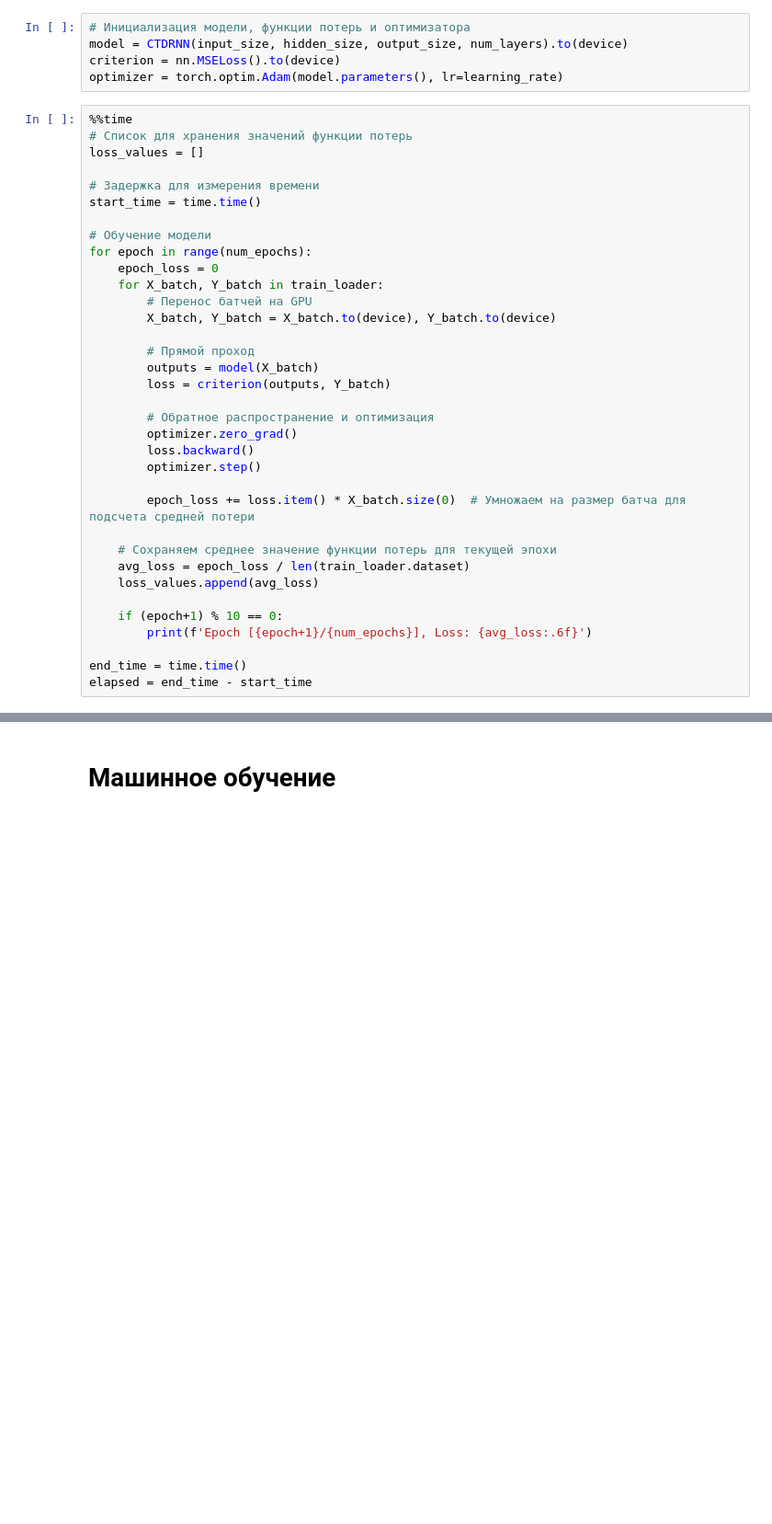
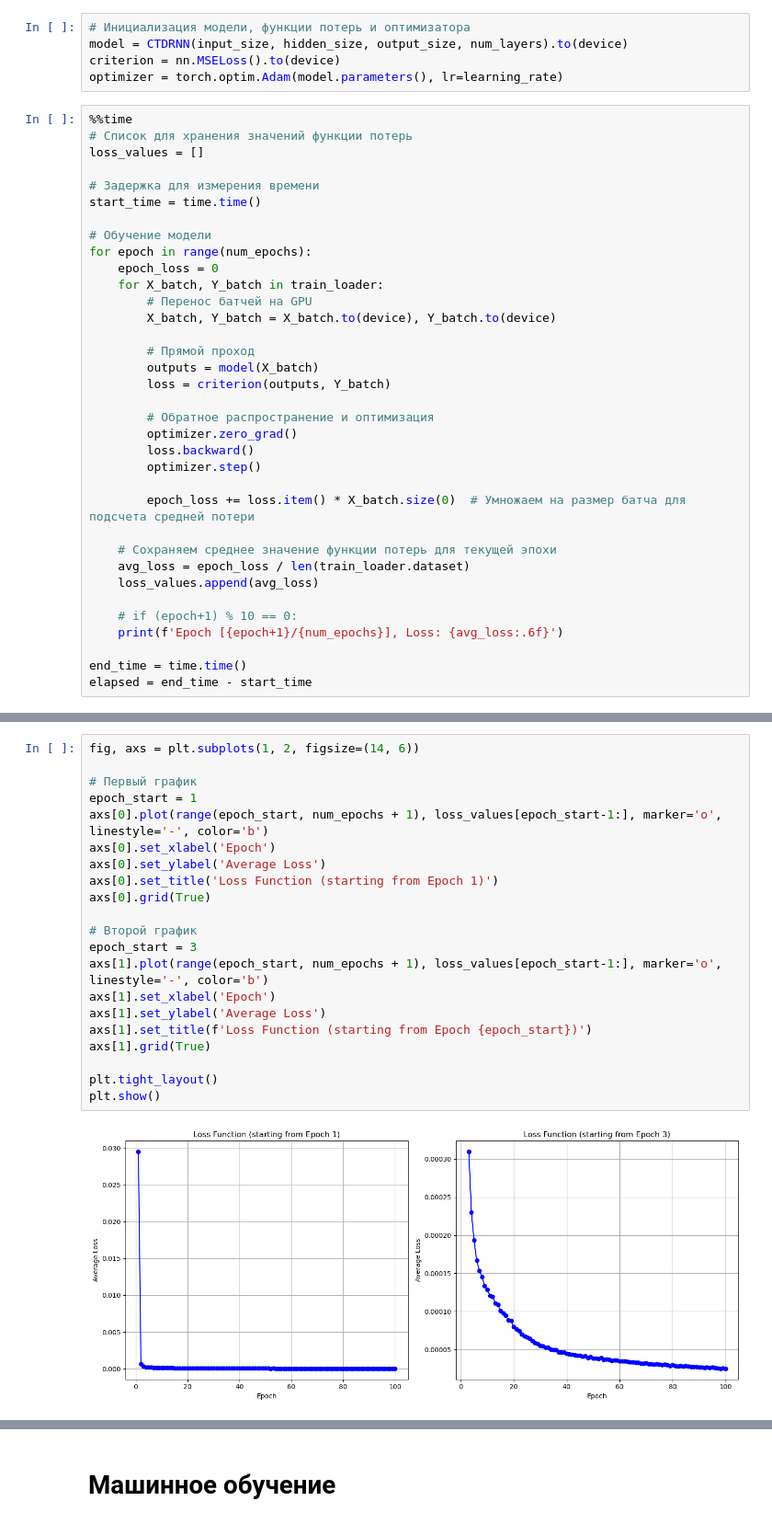
Before and after one commit to RedAlexDad/hw_tasks_bmstu, a Jupyter notebook: task.ipynb, the cells around one changed output, grey strips where cells are left out. Shown at 92% size. Cells and saved outputs as stored; diff of their text form; blank space fills up the shorter version.

```diff
--- a/task.ipynb
+++ b/task.ipynb
@@ -376,8 +380,8 @@ for epoch in range(num_epochs):
     avg_loss = epoch_loss / len(train_loader.dataset)
     loss_values.append(avg_loss)
 
-    if (epoch+1) % 10 == 0:
-        print(f'Epoch [{epoch+1}/{num_epochs}], Loss: {avg_loss:.6f}')
+    # if (epoch+1) % 10 == 0:
+    print(f'Epoch [{epoch+1}/{num_epochs}], Loss: {avg_loss:.6f}')
 
 end_time = time.time()
 elapsed = end_time - start_time
@@ -408,3 +406,26 @@ plt.show()
+# %%
+fig, axs = plt.subplots(1, 2, figsize=(14, 6))
+
+# Первый график
+epoch_start = 1
+axs[0].plot(range(epoch_start, num_epochs + 1), loss_values[epoch_start-1:], marker='o', linestyle='-', color='b')
+axs[0].set_xlabel('Epoch')
+axs[0].set_ylabel('Average Loss')
+axs[0].set_title('Loss Function (starting from Epoch 1)')
+axs[0].grid(True)
+
+# Второй график
+epoch_start = 3
+axs[1].plot(range(epoch_start, num_epochs + 1), loss_values[epoch_start-1:], marker='o', linestyle='-', color='b')
+axs[1].set_xlabel('Epoch')
+axs[1].set_ylabel('Average Loss')
+axs[1].set_title(f'Loss Function (starting from Epoch {epoch_start})')
+axs[1].grid(True)
+
+plt.tight_layout()
+plt.show()
+# %% [output]
+[figure, added]
 # %%
 # Оценка модели
 model.eval()  # Переключение в режим оценки
```
Also changed, not shown: parts of 71 cells of this notebook, 6 other files.
